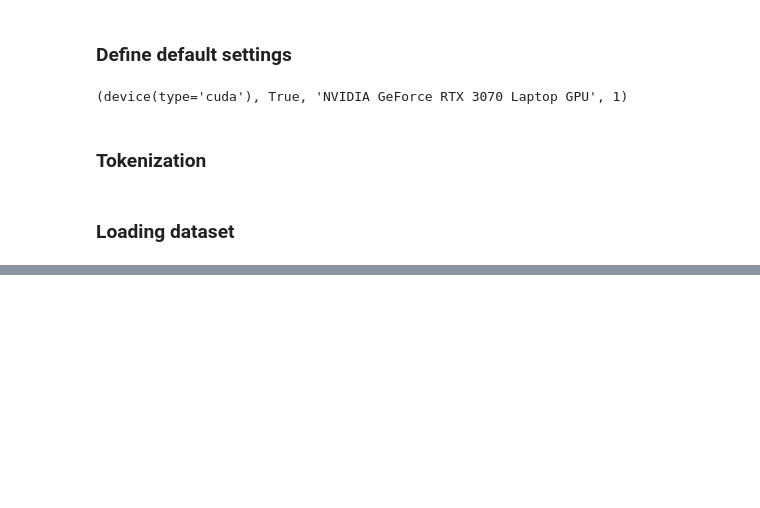
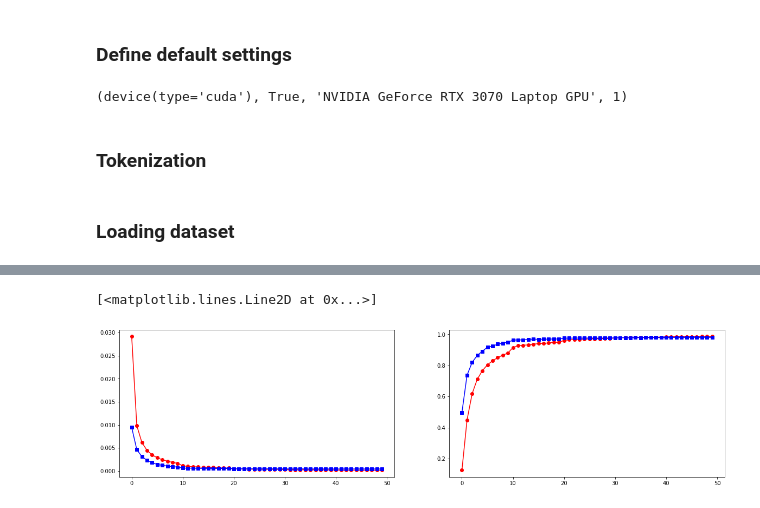
Before and after one commit to ytnkgt/captcha-solver, a Jupyter notebook: captcha-solver-cnn.ipynb, the cells around one changed output, grey strips where cells are left out. Cells and saved outputs as stored; diff of their text form; code cells hidden in the pictures; blank space fills up the shorter version.

```diff
--- a/captcha-solver-cnn.ipynb
+++ b/captcha-solver-cnn.ipynb
@@ -81,6 +81,7 @@ class CaptchaDataset(Dataset):
 transform_list = [Transform()]
 
 data = CaptchaDataset(root_dir, transform_list=transform_list)
+data, _ = torch.utils.data.random_split(data, [int(0.5 * len(data)), int(0.5 * len(data))])
 train_size = int(0.8 * len(data))
 test_size = len(data) - train_size
 train_data, test_data = torch.utils.data.random_split(data, [train_size, test_size])
@@ -103,8 +104,8 @@ show_sample_image(train_data)
 # %%
-batch_size=512
+batch_size=256
 
-train_dataloader = DataLoader(train_data, batch_size=batch_size, shuffle=True, num_workers=6, pin_memory=True)
-test_dataloader = DataLoader(test_data, batch_size=batch_size, shuffle=False, num_workers=6, pin_memory=True)
+train_dataloader = DataLoader(train_data, batch_size=batch_size, shuffle=True, num_workers=4, pin_memory=True)
+test_dataloader = DataLoader(test_data, batch_size=batch_size, shuffle=False, num_workers=4, pin_memory=True)
 # %%
 class Net(nn.Module):
 
@@ -115,7 +116,6 @@ class Net(nn.Module):
         self.conv1 = nn.Conv2d(in_channels=1, out_channels=16, kernel_size=5, stride=1, padding=2) # param size: 1 * 16 * 5 * 5
         self.conv2 = nn.Conv2d(in_channels=16, out_channels=32, kernel_size=5, stride=1, padding=2) # param size: 32 * 16 * 5 * 5
         self.conv3 = nn.Conv2d(in_channels=32, out_channels=64, kernel_size=5, stride=1, padding=2) # param size: 32 * 16 * 5 * 5
-        # an affine operation: y = Wx + b
         self.fc1_1 = nn.Linear(64 * 6 * 15, 1024)
         self.fc1_2 = nn.Linear(64 * 6 * 15, 1024)
         self.fc1_3 = nn.Linear(64 * 6 * 15, 1024)
@@ -127,7 +127,6 @@ class Net(nn.Module):
         self.fc2_4 = nn.Linear(1024, num_symbols)
         self.fc2_5 = nn.Linear(1024, num_symbols)
         self.dropout = nn.Dropout(0.5)
-        self.softmax = nn.Softmax(0)
 
     def forward(self, x):
         x = self.conv1(x)
@@ -255,0 +230,9 @@ for epoch in range(epochs):
+# %%
+model = Net()
+optimizer = optim.Adam(model.parameters(), lr=0.001)
+criterion = nn.CrossEntropyLoss()
+model.to(device)
+criterion.to(device)
+scheduler = StepLR(optimizer, step_size=10, gamma=0.5)
+epochs = 50
+avg_train_loss, avg_train_acc, avg_test_loss, avg_test_acc, time_elapsed = train_model(model,optimizer,criterion,scheduler,epochs)
@@ -255,0 +253,9 @@ for epoch in range(epochs):
+# %%
+fig, ax = plt.subplots(1, 2, figsize=(20, 5))
+ax[0].plot(avg_train_loss, 'ro-')
+ax[0].plot(avg_test_loss, 'bs-')
+ax[1].plot(avg_train_acc, 'ro-')
+ax[1].plot(avg_test_acc, 'bs-')
+# %% [output]
+[<matplotlib.lines.Line2D at 0x...>]
+[figure, added]
```
Also changed, not shown: parts of 4 cells of this notebook.
